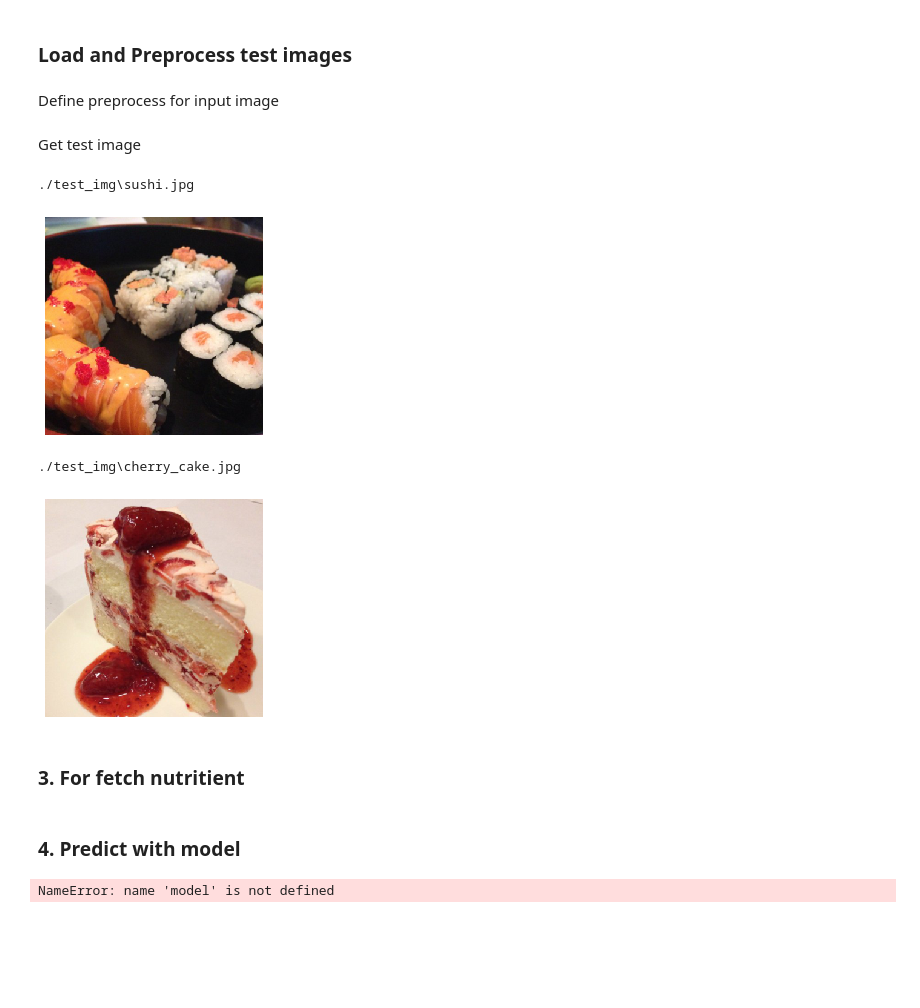
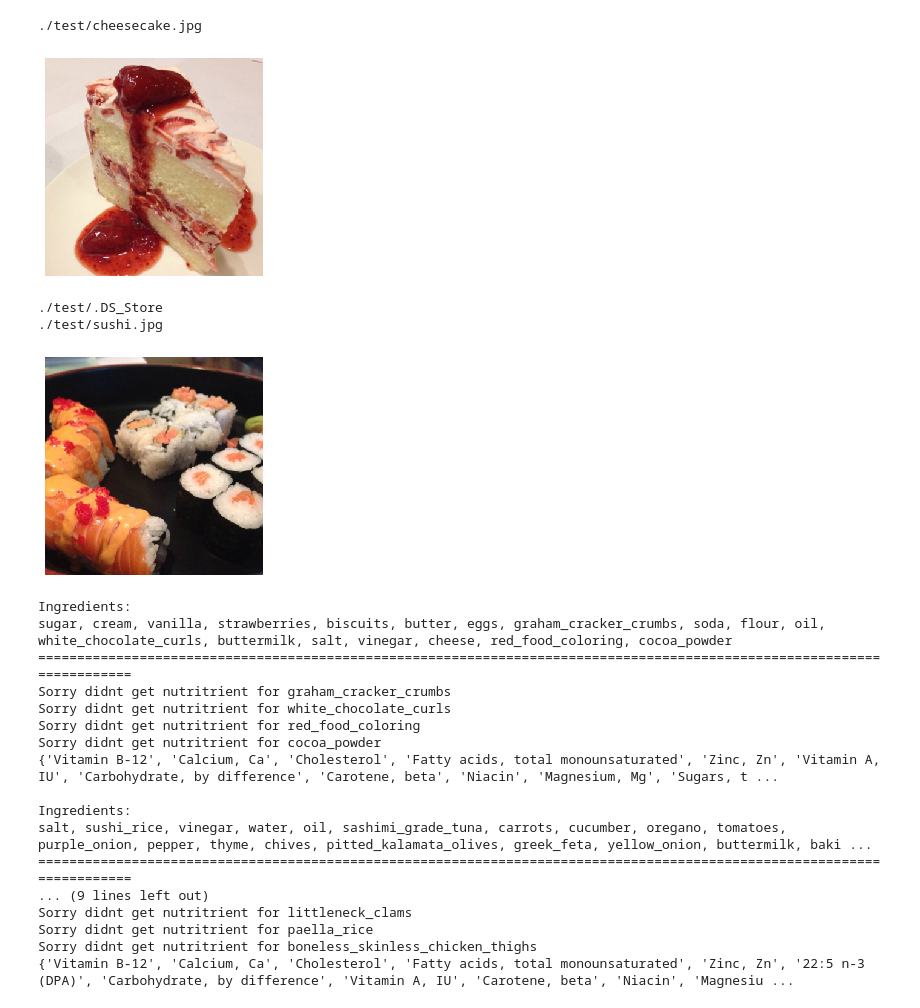
Before and after one commit to yq605879396/You-NutritionBro, a Jupyter notebook: test.ipynb, the cells around one changed output. Saved outputs shown, nothing was run; the diff lists cells and outputs as text; code cells hidden in the pictures; blank space fills up the shorter version.

```diff
--- a/test.ipynb
+++ b/test.ipynb
@@ -70,49 +46,54 @@ KeyError: 'resnet50'
-# %% [markdown]
-### Load and Preprocess test images
-# %% [markdown]
-Define preprocess for input image
 # %%
 transf_list_batch = []
 transf_list_batch.append(transforms.ToTensor())
 transf_list_batch.append(transforms.Normalize((0.485, 0.456, 0.406),
                                               (0.229, 0.224, 0.225)))
 to_input_transf = transforms.Compose(transf_list_batch)
-# %% [markdown]
-Get test image
+# %%
+import requests
+from io import BytesIO
+import random
+from collections import Counter
+image_folder = os.path.join(data_dir, 'test')
+
+if not use_urls:
+    demo_imgs = os.listdir(image_folder)
+    random.shuffle(demo_imgs)
+
+demo_urls = ['https://food.fnr.sndimg.com/content/dam/images/food/fullset/2013/12/9/0/FNK_Cheesecake_s4x3.jpg.rend.hgtvcom.826.620.suffix/1387411272847.jpeg',
+            'https://www.196flavors.com/wp-content/uploads/2014/10/california-roll-3-FP.jpg']
+
+demo_files = demo_imgs
 # %%
-image_folder = os.path.join(data_dir, 'test_img')
-test_imgs = os.listdir(image_folder)
-random.shuffle(test_imgs)
 to_test = []
-for img_file in test_imgs:
+for img_file in demo_files:
 
     if use_urls:
         response = requests.get(img_file)
         image = Image.open(BytesIO(response.content))
     else:
         image_path = os.path.join(image_folder, img_file)
         print(image_path)
         if image_path[-3:] != 'jpg':
             continue
         image = Image.open(image_path).convert('RGB')
 
     transf_list = []
     transf_list.append(transforms.Resize(384))
     transf_list.append(transforms.CenterCrop(360))
     transform = transforms.Compose(transf_list)
 
     image_transf = transform(image)
     image_tensor = to_input_transf(image_transf).unsqueeze(0).to(device)
     to_test.append(image_tensor)
     plt.imshow(image_transf)
     plt.axis('off')
     plt.show()
     plt.close()
 # %% [output]
-./test_img\sushi.jpg
+./test/cheesecake.jpg
-[figure, old version]
+[figure, new version]
-./test_img\cherry_cake.jpg
+./test/.DS_Store
+./test/sushi.jpg
-[figure, old version]
+[figure, new version]
-# %% [markdown]
-### 3. For fetch nutritient
 # %%
@@ -148,8 +137,6 @@ def ingre_2_nutr(ingredients):
                 #print(food, item['nutrientName'])
                 nutritient_set.add(item['nutrientName'])
     return nutritient_set
-# %% [markdown]
-### 4. Predict with model
 # %%
 def generate(image_tensor):
         with torch.no_grad():
@@ -164,10 +151,7 @@ def generate(image_tensor):
                 break
             gen_ingrs.append(ingr_name)
 
-        BOLD = '\033[1m'
-        END = '\033[0m'
-
-        print (BOLD + '\nIngredients:'+ END)
+        print ('\033[1m' + '\nIngredients:'+ '\033[0m')
         print (', '.join(gen_ingrs))
         print ('='*120)
         return gen_ingrs
@@ -176,4 +160,20 @@ for image_tensor in to_test:
     ingredient_list = generate(image_tensor)
     print(ingre_2_nutr(ingredient_list))
 # %% [output]
-NameError: name 'model' is not defined
+Ingredients:
+sugar, cream, vanilla, strawberries, biscuits, butter, eggs, graham_cracker_crumbs, soda, flour, oil, white_chocolate_curls, buttermilk, salt, vinegar, cheese, red_food_coloring, cocoa_powder
+========================================================================================================================
+Sorry didnt get nutritrient for graham_cracker_crumbs
+Sorry didnt get nutritrient for white_chocolate_curls
+Sorry didnt get nutritrient for red_food_coloring
+Sorry didnt get nutritrient for cocoa_powder
+{'Vitamin B-12', 'Calcium, Ca', 'Cholesterol', 'Fatty acids, total monounsaturated', 'Zinc, Zn', 'Vitamin A, IU', 'Carbohydrate, by difference', 'Carotene, beta', 'Niacin', 'Magnesium, Mg', 'Sugars, t ...
+
+Ingredients:
+salt, sushi_rice, vinegar, water, oil, sashimi_grade_tuna, carrots, cucumber, oregano, tomatoes, purple_onion, pepper, thyme, chives, pitted_kalamata_olives, greek_feta, yellow_onion, buttermilk, baki ...
+========================================================================================================================
+... (9 lines left out)
+Sorry didnt get nutritrient for littleneck_clams
+Sorry didnt get nutritrient for paella_rice
+Sorry didnt get nutritrient for boneless_skinless_chicken_thighs
+{'Vitamin B-12', 'Calcium, Ca', 'Cholesterol', 'Fatty acids, total monounsaturated', 'Zinc, Zn', '22:5 n-3 (DPA)', 'Carbohydrate, by difference', 'Vitamin A, IU', 'Carotene, beta', 'Niacin', 'Magnesiu ...
```
Also changed, not shown: parts of 13 cells of this notebook.
